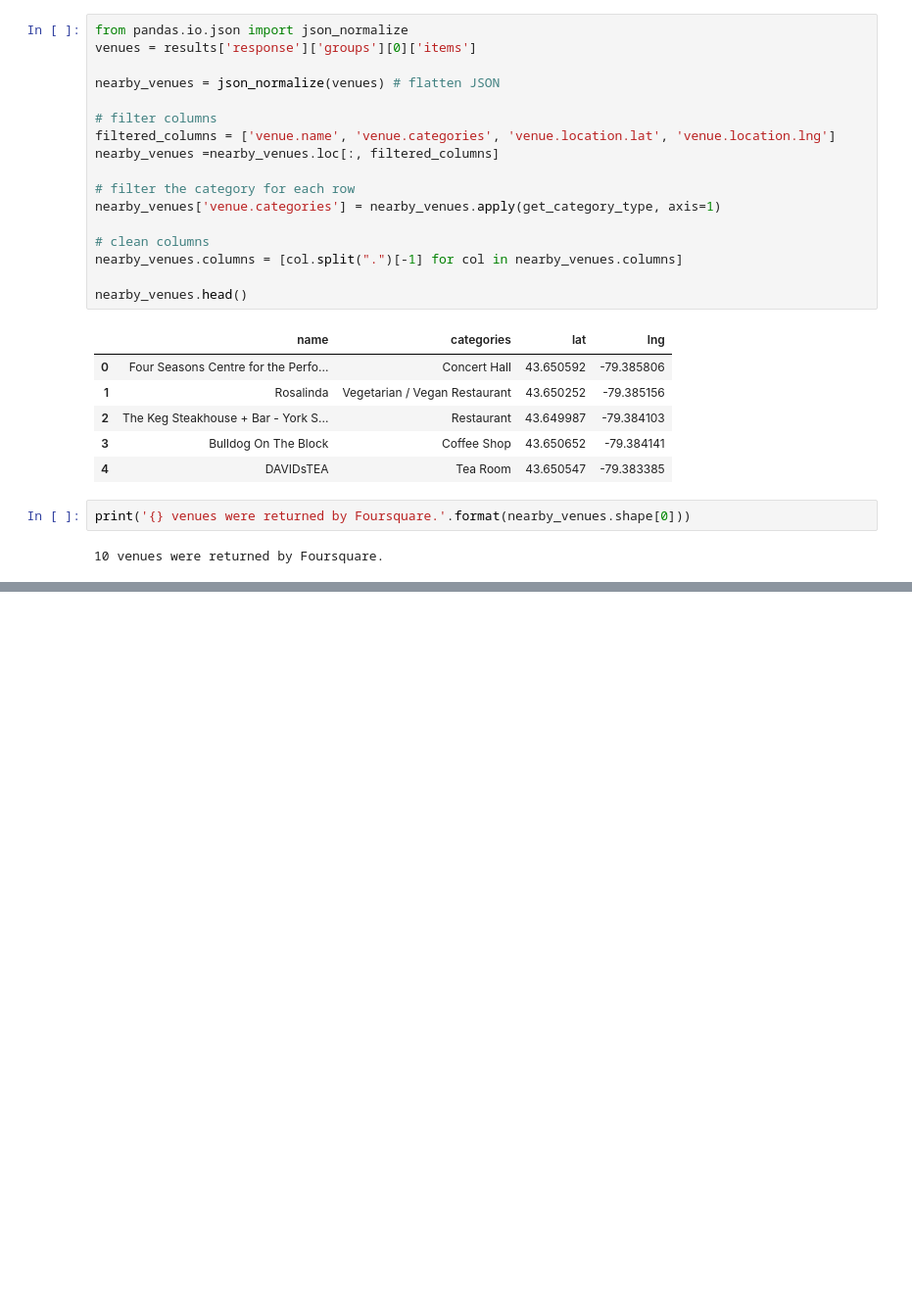
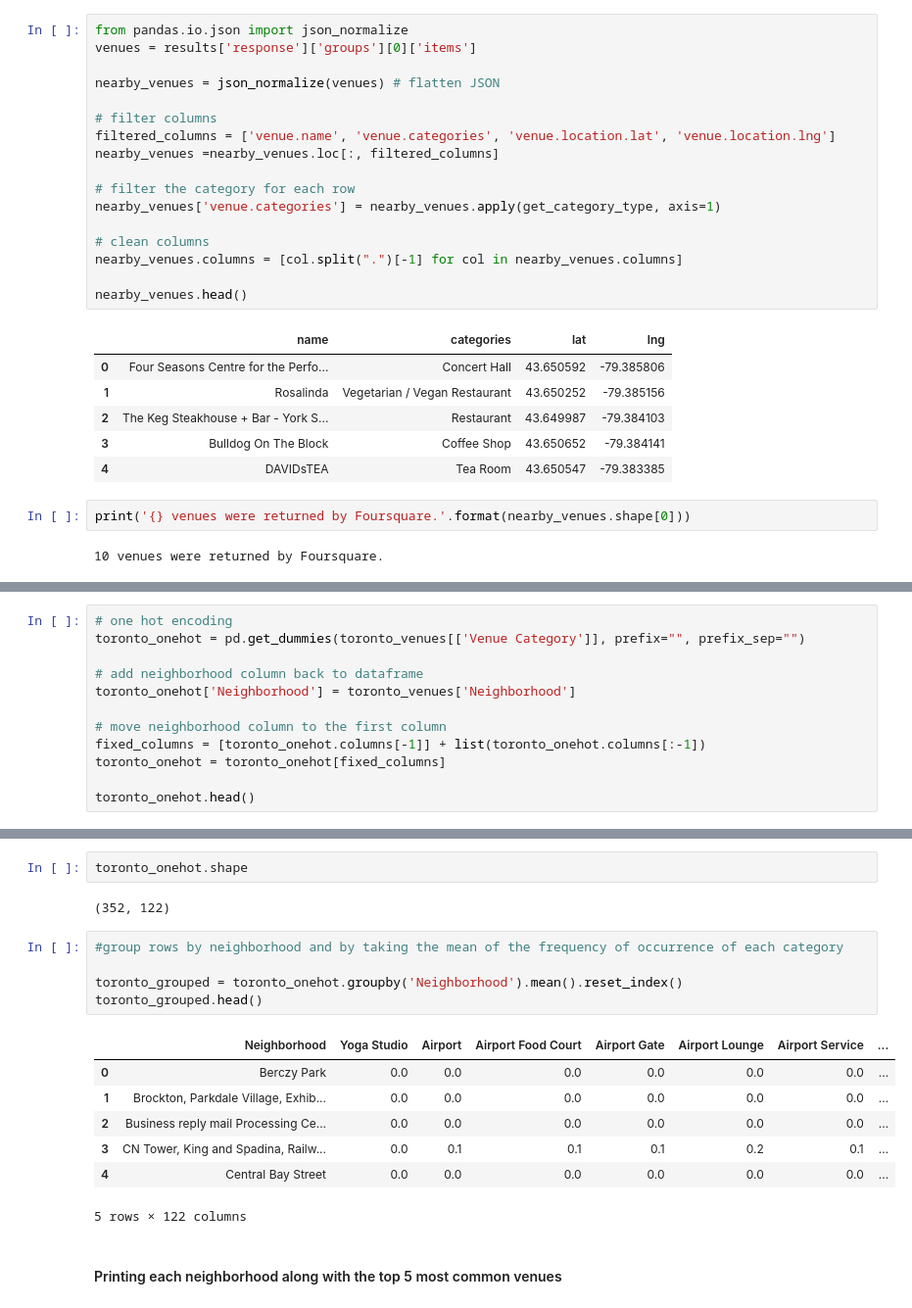
Before and after one commit to RadhaYashwanth/Coursera_Capstone, a Jupyter notebook: DataScience Captsone Week3 Part 3_Final.ipynb, the cells around one changed output, grey strips where cells are left out. Shown: that part at 98% size. Drawn from its saved outputs; the diff is of its cells as text; blank space fills up the shorter version.

Commit message:
Published from Watson Studio.

```diff
--- a/DataScience Captsone Week3 Part 3_Final.ipynb
+++ b/DataScience Captsone Week3 Part 3_Final.ipynb
@@ -222,0 +326,12 @@ print('{} venues were returned by Foursquare.'.format(nearby_venues.shape[0]))
+# %%
+# one hot encoding
+toronto_onehot = pd.get_dummies(toronto_venues[['Venue Category']], prefix="", prefix_sep="")
+
+# add neighborhood column back to dataframe
+toronto_onehot['Neighborhood'] = toronto_venues['Neighborhood']
+
+# move neighborhood column to the first column
+fixed_columns = [toronto_onehot.columns[-1]] + list(toronto_onehot.columns[:-1])
+toronto_onehot = toronto_onehot[fixed_columns]
+
+toronto_onehot.head()
@@ -222,0 +346,19 @@ print('{} venues were returned by Foursquare.'.format(nearby_venues.shape[0]))
+# %%
+toronto_onehot.shape
+# %% [output]
+(352, 122)
+# %%
+#group rows by neighborhood and by taking the mean of the frequency of occurrence of each category
+
+toronto_grouped = toronto_onehot.groupby('Neighborhood').mean().reset_index()
+toronto_grouped.head()
+# %% [output]
+|  | Neighborhood | Yoga Studio | Airport | Airport Food Court | Airport Gate | Airport Lounge | Airport Service | ... |
+| 0 | Berczy Park | 0.0 | 0.0 | 0.0 | 0.0 | 0.0 | 0.0 | ... |
+| 1 | Brockton, Parkdale Village, Exhib... | 0.0 | 0.0 | 0.0 | 0.0 | 0.0 | 0.0 | ... |
+| 2 | Business reply mail Processing Ce... | 0.0 | 0.0 | 0.0 | 0.0 | 0.0 | 0.0 | ... |
+| 3 | CN Tower, King and Spadina, Railw... | 0.0 | 0.1 | 0.1 | 0.1 | 0.2 | 0.1 | ... |
+| 4 | Central Bay Street | 0.0 | 0.0 | 0.0 | 0.0 | 0.0 | 0.0 | ... |
+5 rows × 122 columns
+# %% [markdown]
+#### Printing each neighborhood along with the top 5 most common venues
```
Also changed, not shown: parts of 15 cells of this notebook.
